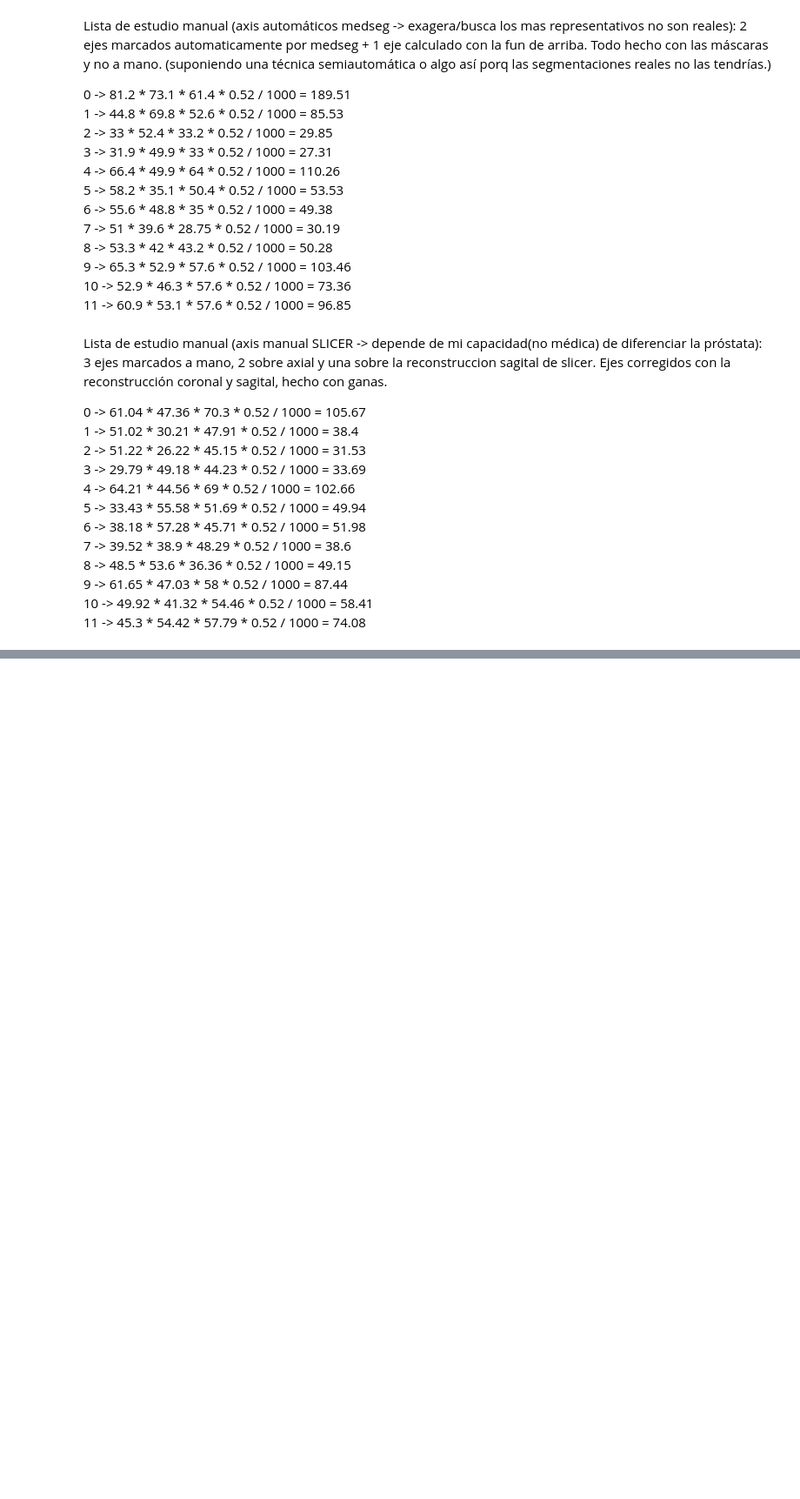
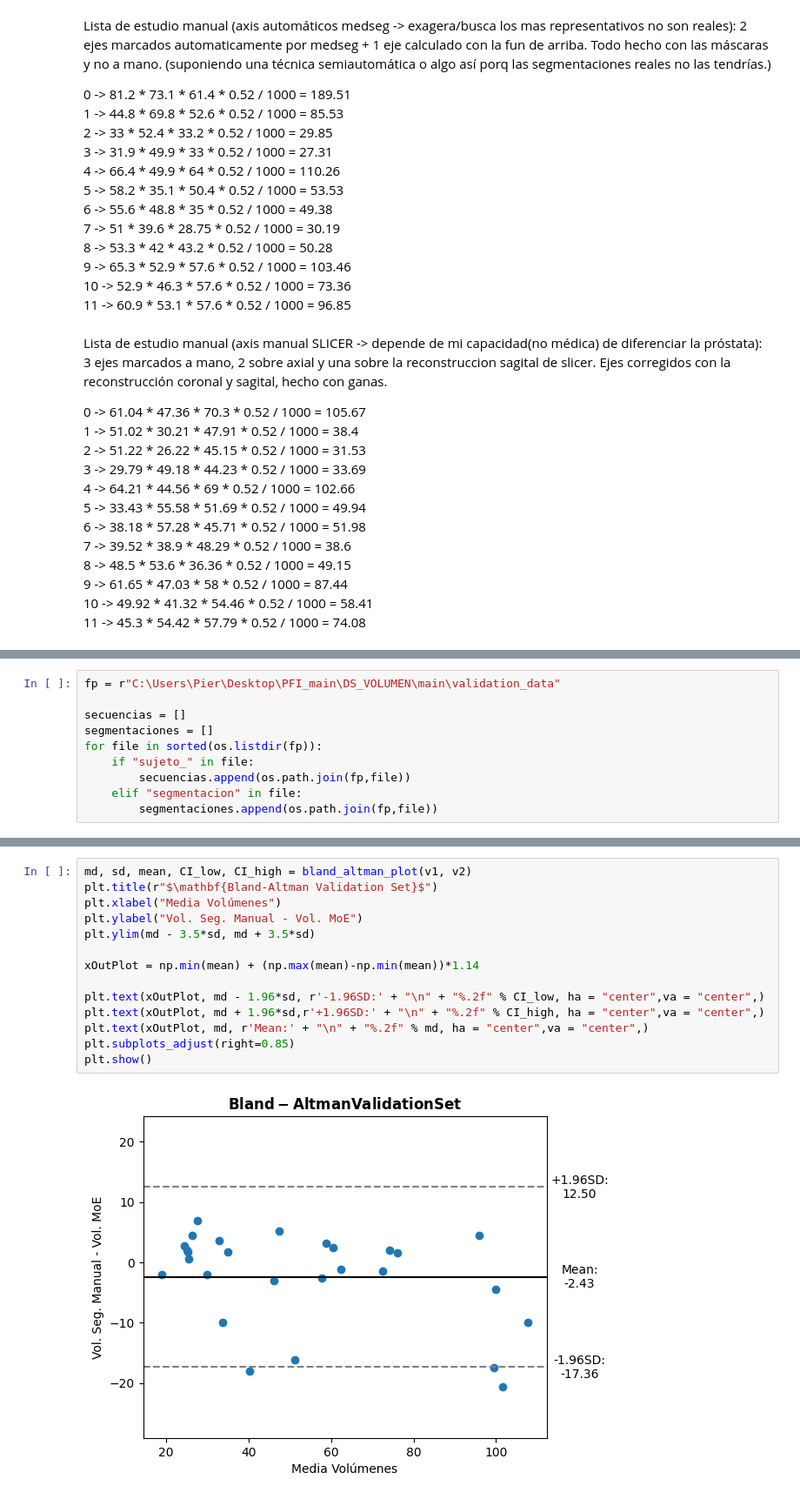
Before and after one commit to mpierangeli/PFI, a Jupyter notebook: MoE.ipynb, the cells around one changed output, grey strips where cells are left out. Shown at 87% size. Cells and saved outputs as stored; diff of their text form; blank space fills up the shorter version.

```diff
--- a/MoE.ipynb
+++ b/MoE.ipynb
@@ -399,0 +497,10 @@ Lista de estudio manual (axis manual SLICER -> depende de mi capacidad(no médic
+# %%
+fp = r"C:\Users\Pier\Desktop\PFI_main\DS_VOLUMEN\main\validation_data"
+
+secuencias = []
+segmentaciones = []
+for file in sorted(os.listdir(fp)):
+    if "sujeto_" in file:
+        secuencias.append(os.path.join(fp,file))
+    elif "segmentacion" in file:
+        segmentaciones.append(os.path.join(fp,file))
@@ -399,0 +539,16 @@ Lista de estudio manual (axis manual SLICER -> depende de mi capacidad(no médic
+# %%
+md, sd, mean, CI_low, CI_high = bland_altman_plot(v1, v2)
+plt.title(r"$\mathbf{Bland-Altman Validation Set}$")
+plt.xlabel("Media Volúmenes")
+plt.ylabel("Vol. Seg. Manual - Vol. MoE")
+plt.ylim(md - 3.5*sd, md + 3.5*sd)
+
+xOutPlot = np.min(mean) + (np.max(mean)-np.min(mean))*1.14
+
+plt.text(xOutPlot, md - 1.96*sd, r'-1.96SD:' + "\n" + "%.2f" % CI_low, ha = "center",va = "center",)
+plt.text(xOutPlot, md + 1.96*sd,r'+1.96SD:' + "\n" + "%.2f" % CI_high, ha = "center",va = "center",)
+plt.text(xOutPlot, md, r'Mean:' + "\n" + "%.2f" % md, ha = "center",va = "center",)
+plt.subplots_adjust(right=0.85)
+plt.show()
+# %% [output]
+[figure, added]
```
Also changed, not shown: parts of 25 cells of this notebook.
